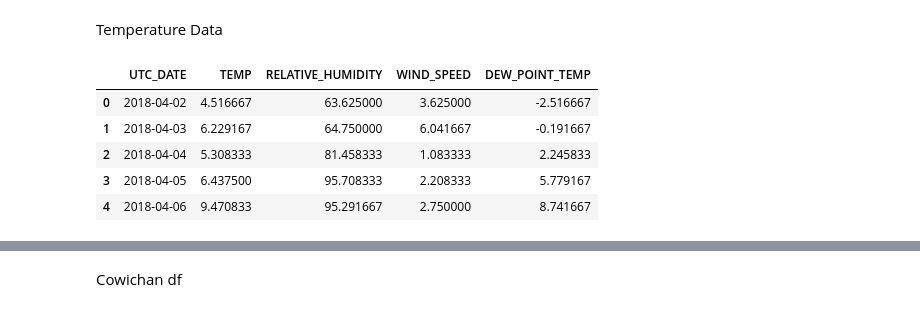
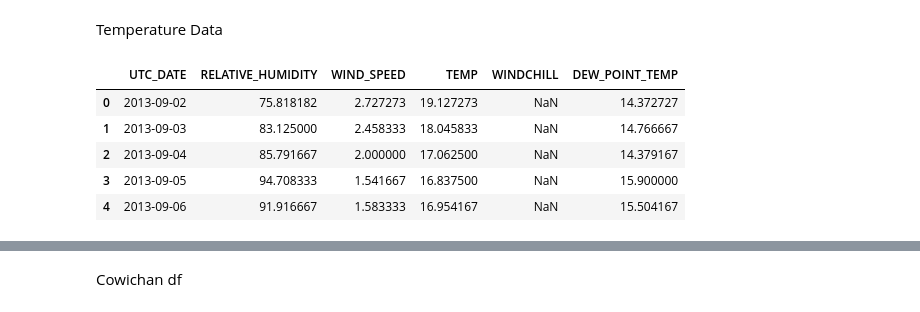
Before and after one commit to brahmwg/Bottlenecks_MDS_Capstone, a Jupyter notebook: outMigration_model/outM.ipynb, the cells around one changed output, grey strips where cells are left out. Drawn from its saved outputs; the diff is of its cells as text; code cells hidden in the pictures.

```diff
--- a/outMigration_model/outM.ipynb
+++ b/outMigration_model/outM.ipynb
@@ -110,16 +100,17 @@ cowichan_flow_chart
 # %% [markdown]
 Temperature Data
 # %%
-tem_cow = pd.read_csv('data/northcochiwan.csv')
-tem_cow['UTC_DATE'] = pd.to_datetime(tem_cow['UTC_DATE']).dt.normalize()
-tem_cow_daily = tem_cow.groupby('UTC_DATE').mean().reset_index()
-tem_cow_daily = tem_cow_daily.drop(['Unnamed: 0', 'WINDCHILL'], axis=1)
-tem_cow_daily.head()
+tem_cow = pd.read_csv('data/northcochiwan_daily_temp-2.csv')
+tem_cow.head()
+# tem_cow['UTC_DATE'] = pd.to_datetime(tem_cow['UTC_DATE']).dt.normalize()
+# tem_cow_daily = tem_cow.groupby('UTC_DATE').mean().reset_index()
+# tem_cow_daily = tem_cow_daily.drop(['Unnamed: 0', 'WINDCHILL'], axis=1)
+# tem_cow_daily.head()
 # %% [output]
-|  | UTC_DATE | TEMP | RELATIVE_HUMIDITY | WIND_SPEED | DEW_POINT_TEMP |
-| 0 | 2018-04-02 | 4.516667 | 63.625000 | 3.625000 | -2.516667 |
-| 1 | 2018-04-03 | 6.229167 | 64.750000 | 6.041667 | -0.191667 |
-| 2 | 2018-04-04 | 5.308333 | 81.458333 | 1.083333 | 2.245833 |
-| 3 | 2018-04-05 | 6.437500 | 95.708333 | 2.208333 | 5.779167 |
-| 4 | 2018-04-06 | 9.470833 | 95.291667 | 2.750000 | 8.741667 |
+|  | UTC_DATE | RELATIVE_HUMIDITY | WIND_SPEED | TEMP | WINDCHILL | DEW_POINT_TEMP |
+| 0 | 2013-09-02 | 75.818182 | 2.727273 | 19.127273 | NaN | 14.372727 |
+| 1 | 2013-09-03 | 83.125000 | 2.458333 | 18.045833 | NaN | 14.766667 |
+| 2 | 2013-09-04 | 85.791667 | 2.000000 | 17.062500 | NaN | 14.379167 |
+| 3 | 2013-09-05 | 94.708333 | 1.541667 | 16.837500 | NaN | 15.900000 |
+| 4 | 2013-09-06 | 91.916667 | 1.583333 | 16.954167 | NaN | 15.504167 |
 # %%
```
Also changed, not shown: parts of 107 cells of this notebook.
